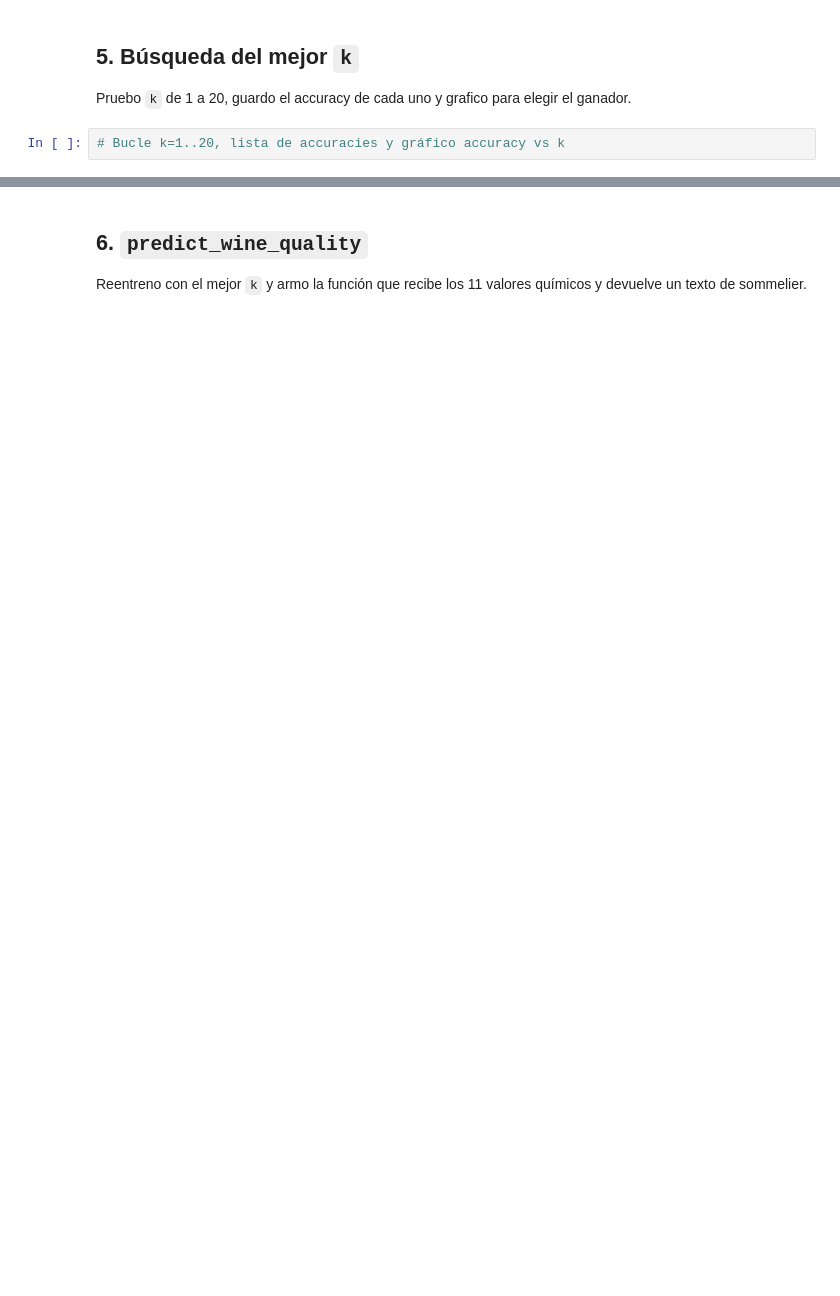
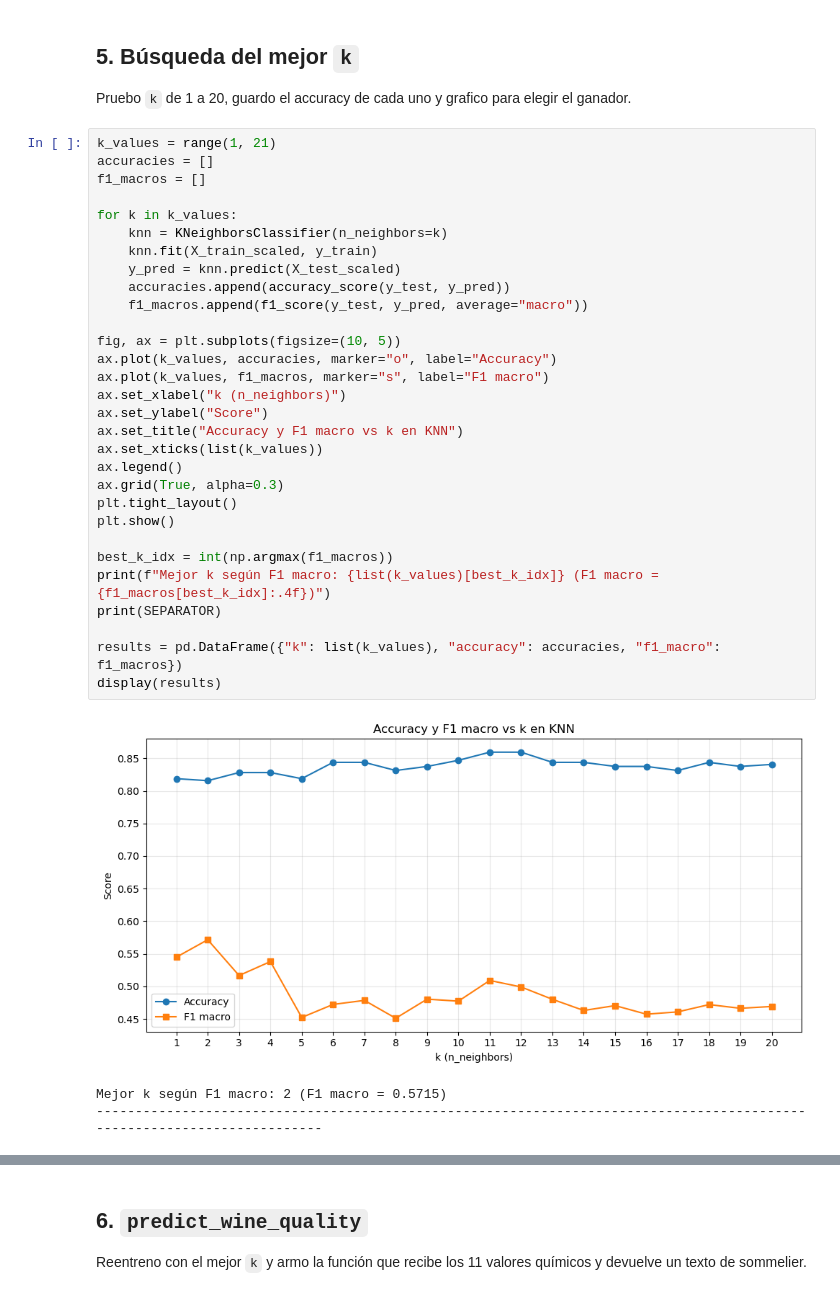
Before and after one commit to Cerco01/k-nearest-neighbors-4geeks-project, a Jupyter notebook: src/explore.ipynb, the cells around one changed output, grey strips where cells are left out. Saved outputs shown, nothing was run; the diff lists cells and outputs as text; blank space fills up the shorter version.

```diff
--- a/src/explore.ipynb
+++ b/src/explore.ipynb
@@ -42,5 +202,37 @@ Separo X e y, hago el split 80/20 y escaléalo. Recordá: en KNN el escalado es
 ## 5. Búsqueda del mejor `k`
 
 Pruebo `k` de 1 a 20, guardo el accuracy de cada uno y grafico para elegir el ganador.
-# %%
-# Bucle k=1..20, lista de accuracies y gráfico accuracy vs k
+# %%
+k_values = range(1, 21)
+accuracies = []
+f1_macros = []
+
+for k in k_values:
+    knn = KNeighborsClassifier(n_neighbors=k)
+    knn.fit(X_train_scaled, y_train)
+    y_pred = knn.predict(X_test_scaled)
+    accuracies.append(accuracy_score(y_test, y_pred))
+    f1_macros.append(f1_score(y_test, y_pred, average="macro"))
+
+fig, ax = plt.subplots(figsize=(10, 5))
+ax.plot(k_values, accuracies, marker="o", label="Accuracy")
+ax.plot(k_values, f1_macros, marker="s", label="F1 macro")
+ax.set_xlabel("k (n_neighbors)")
+ax.set_ylabel("Score")
+ax.set_title("Accuracy y F1 macro vs k en KNN")
+ax.set_xticks(list(k_values))
+ax.legend()
+ax.grid(True, alpha=0.3)
+plt.tight_layout()
+plt.show()
+
+best_k_idx = int(np.argmax(f1_macros))
+print(f"Mejor k según F1 macro: {list(k_values)[best_k_idx]} (F1 macro = {f1_macros[best_k_idx]:.4f})")
+print(SEPARATOR)
+
+results = pd.DataFrame({"k": list(k_values), "accuracy": accuracies, "f1_macro": f1_macros})
+display(results)
+# %% [output]
+[figure, added]
+Mejor k según F1 macro: 2 (F1 macro = 0.5715)
+------------------------------------------------------------------------------------------------------------------------
```
Also changed, not shown: parts of 18 cells of this notebook.
